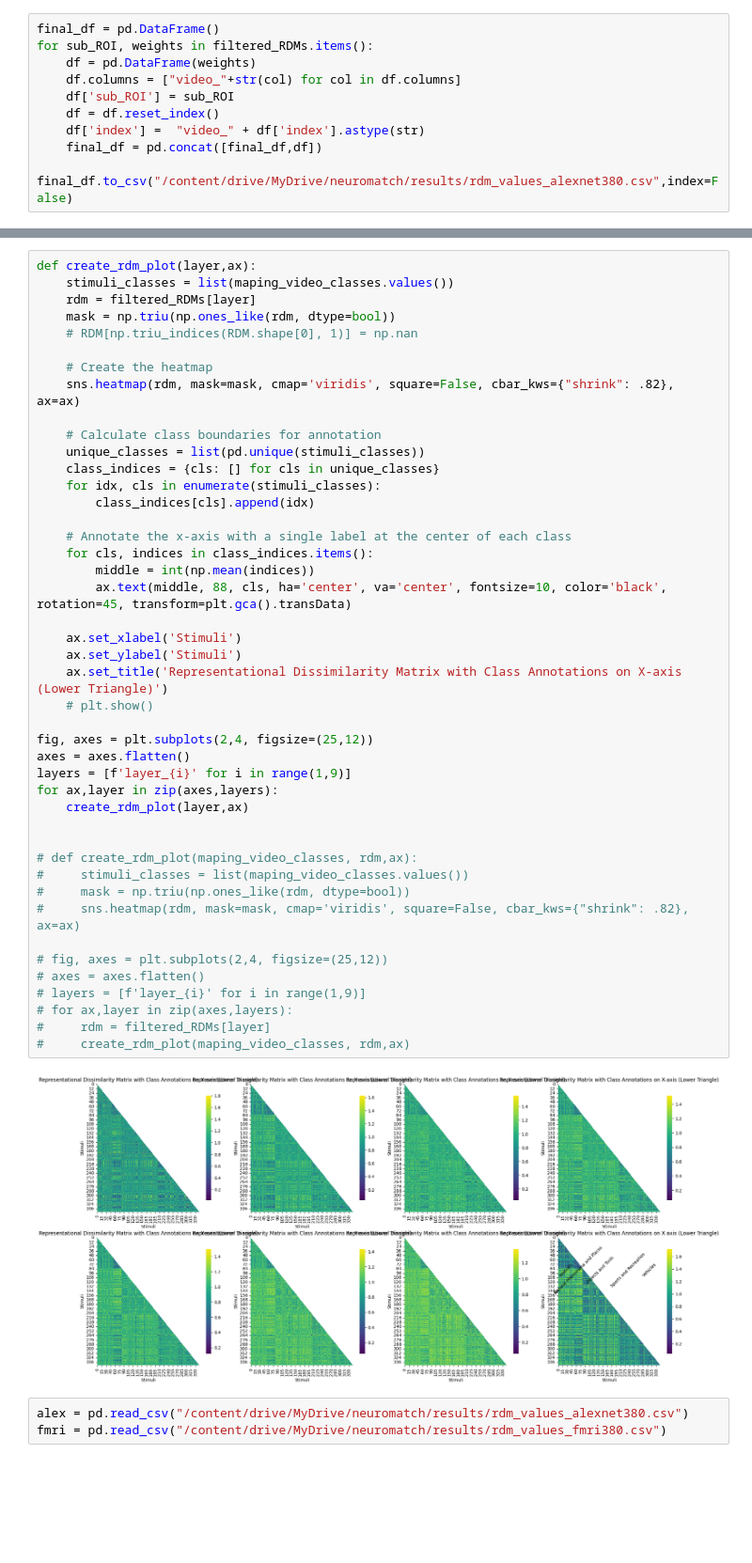
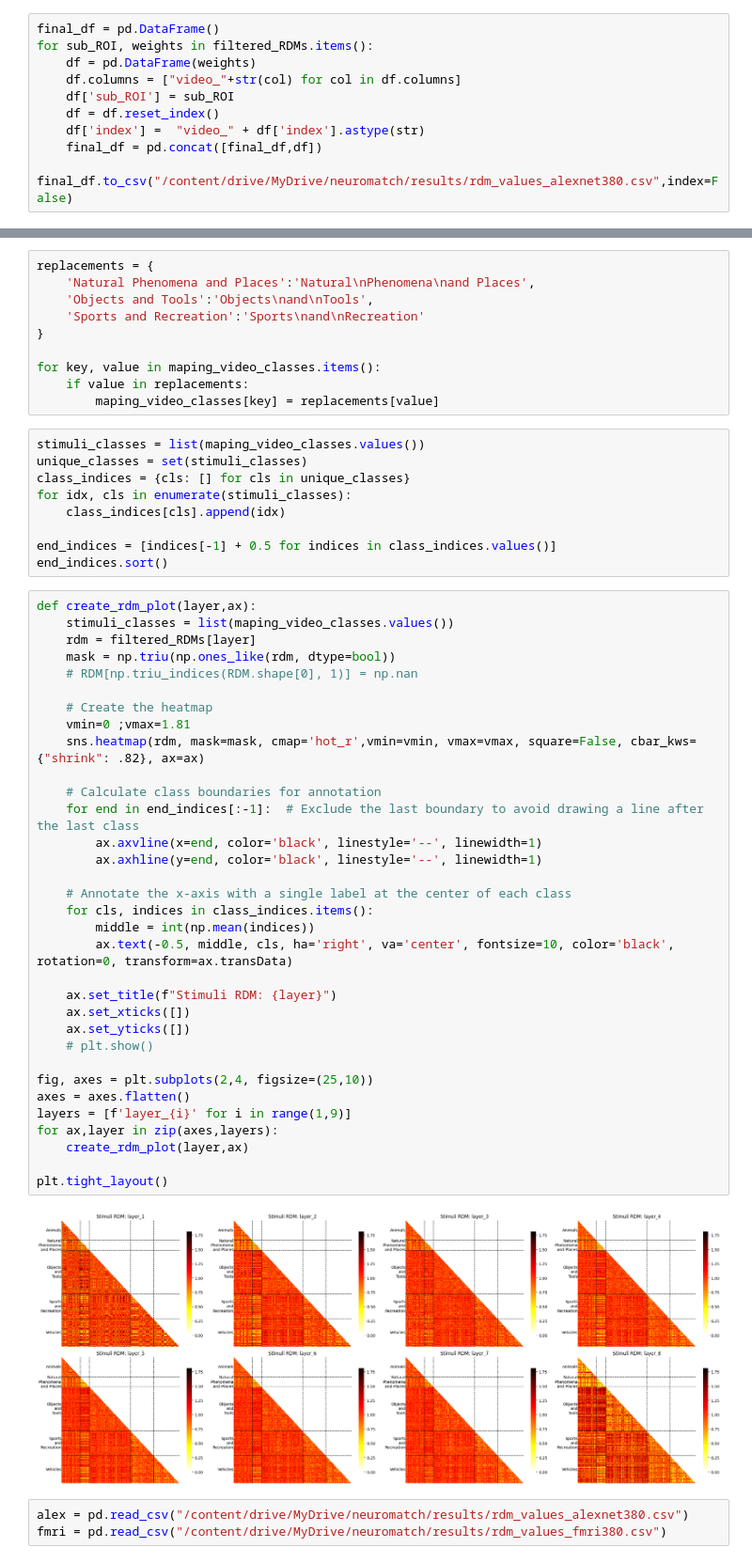
Before and after one commit to clachevv/neuro-match-project, a Jupyter notebook: notebooks/380_pca_loaded_from_memory.ipynb, the cells around one changed output, grey strips where cells are left out. Shown at 94% size. Drawn from its saved outputs; the diff is of its cells as text; blank space fills up the shorter version.

```diff
--- a/notebooks/380_pca_loaded_from_memory.ipynb
+++ b/notebooks/380_pca_loaded_from_memory.ipynb
@@ -110,49 +60,57 @@ plt.show()
+# %%
+replacements = {
+    'Natural Phenomena and Places':'Natural\nPhenomena\nand Places',
+    'Objects and Tools':'Objects\nand\nTools',
+    'Sports and Recreation':'Sports\nand\nRecreation'
+}
+
+for key, value in maping_video_classes.items():
+    if value in replacements:
+        maping_video_classes[key] = replacements[value]
+# %%
+stimuli_classes = list(maping_video_classes.values())
+unique_classes = set(stimuli_classes)
+class_indices = {cls: [] for cls in unique_classes}
+for idx, cls in enumerate(stimuli_classes):
+    class_indices[cls].append(idx)
+
+end_indices = [indices[-1] + 0.5 for indices in class_indices.values()]
+end_indices.sort()
 # %%
 def create_rdm_plot(layer,ax):
     stimuli_classes = list(maping_video_classes.values())
     rdm = filtered_RDMs[layer]
     mask = np.triu(np.ones_like(rdm, dtype=bool))
     # RDM[np.triu_indices(RDM.shape[0], 1)] = np.nan
 
     # Create the heatmap
-    sns.heatmap(rdm, mask=mask, cmap='viridis', square=False, cbar_kws={"shrink": .82}, ax=ax)
+    vmin=0 ;vmax=1.81
+    sns.heatmap(rdm, mask=mask, cmap='hot_r',vmin=vmin, vmax=vmax, square=False, cbar_kws={"shrink": .82}, ax=ax)
 
     # Calculate class boundaries for annotation
-    unique_classes = list(pd.unique(stimuli_classes))
-    class_indices = {cls: [] for cls in unique_classes}
-    for idx, cls in enumerate(stimuli_classes):
-        class_indices[cls].append(idx)
+    for end in end_indices[:-1]:  # Exclude the last boundary to avoid drawing a line after the last class
+        ax.axvline(x=end, color='black', linestyle='--', linewidth=1)
+        ax.axhline(y=end, color='black', linestyle='--', linewidth=1)
 
     # Annotate the x-axis with a single label at the center of each class
     for cls, indices in class_indices.items():
         middle = int(np.mean(indices))
-        ax.text(middle, 88, cls, ha='center', va='center', fontsize=10, color='black', rotation=45, transform=plt.gca().transData)
+        ax.text(-0.5, middle, cls, ha='right', va='center', fontsize=10, color='black', rotation=0, transform=ax.transData)
 
-    ax.set_xlabel('Stimuli')
-    ax.set_ylabel('Stimuli')
-    ax.set_title('Representational Dissimilarity Matrix with Class Annotations on X-axis (Lower Triangle)')
+    ax.set_title(f"Stimuli RDM: {layer}")
+    ax.set_xticks([])
+    ax.set_yticks([])
     # plt.show()
 
-fig, axes = plt.subplots(2,4, figsize=(25,12))
+fig, axes = plt.subplots(2,4, figsize=(25,10))
 axes = axes.flatten()
 layers = [f'layer_{i}' for i in range(1,9)]
 for ax,layer in zip(axes,layers):
     create_rdm_plot(layer,ax)
 
-
-# def create_rdm_plot(maping_video_classes, rdm,ax):
-#     stimuli_classes = list(maping_video_classes.values())
-#     mask = np.triu(np.ones_like(rdm, dtype=bool))
-#     sns.heatmap(rdm, mask=mask, cmap='viridis', square=False, cbar_kws={"shrink": .82}, ax=ax)
-
-# fig, axes = plt.subplots(2,4, figsize=(25,12))
-# axes = axes.flatten()
-# layers = [f'layer_{i}' for i in range(1,9)]
-# for ax,layer in zip(axes,layers):
-#     rdm = filtered_RDMs[layer]
-#     create_rdm_plot(maping_video_classes, rdm,ax)
+plt.tight_layout()
 # %% [output]
-[figure, old version]
+[figure, new version]
 # %%
 alex = pd.read_csv("/content/drive/MyDrive/neuromatch/results/rdm_values_alexnet380.csv")
 fmri = pd.read_csv("/content/drive/MyDrive/neuromatch/results/rdm_values_fmri380.csv")
```
Also changed, not shown: parts of 4 cells of this notebook.
